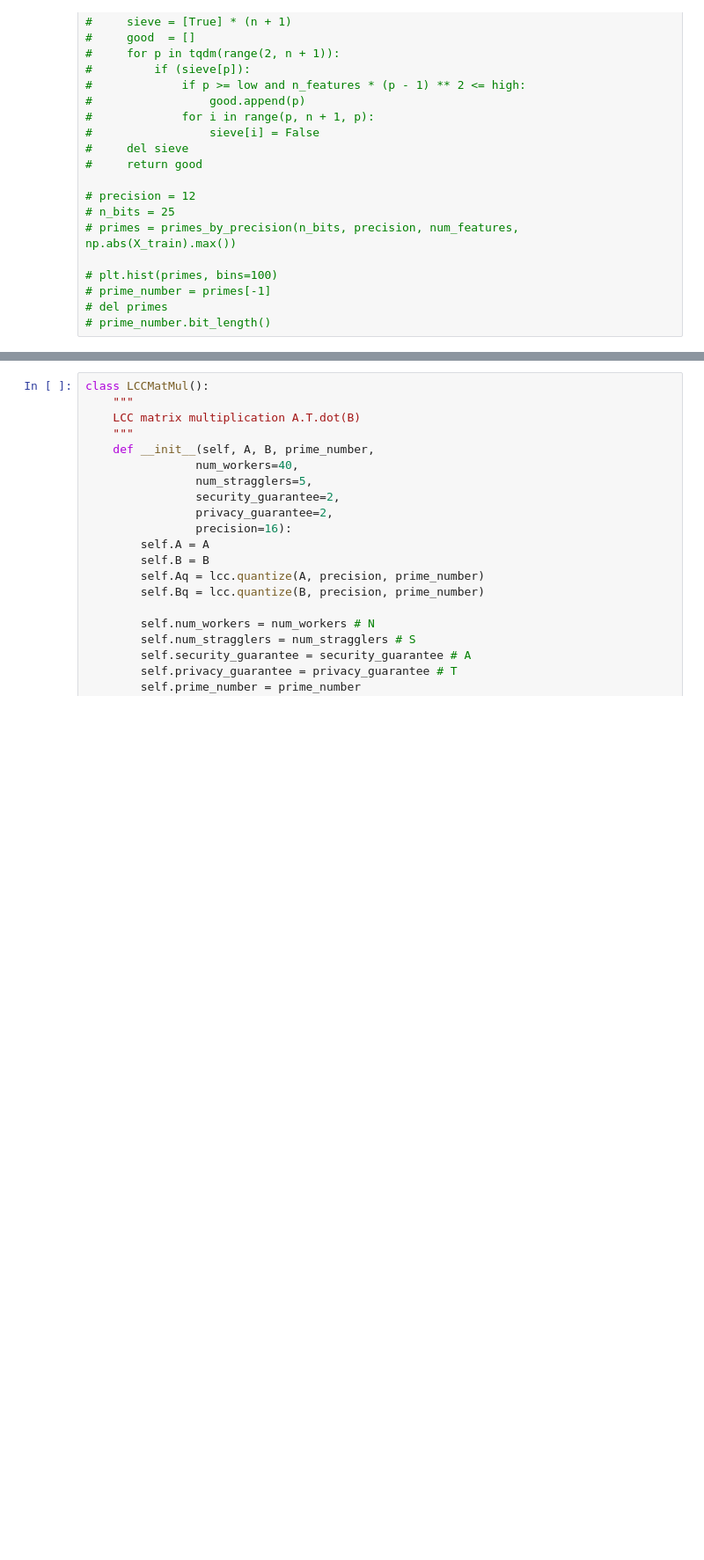
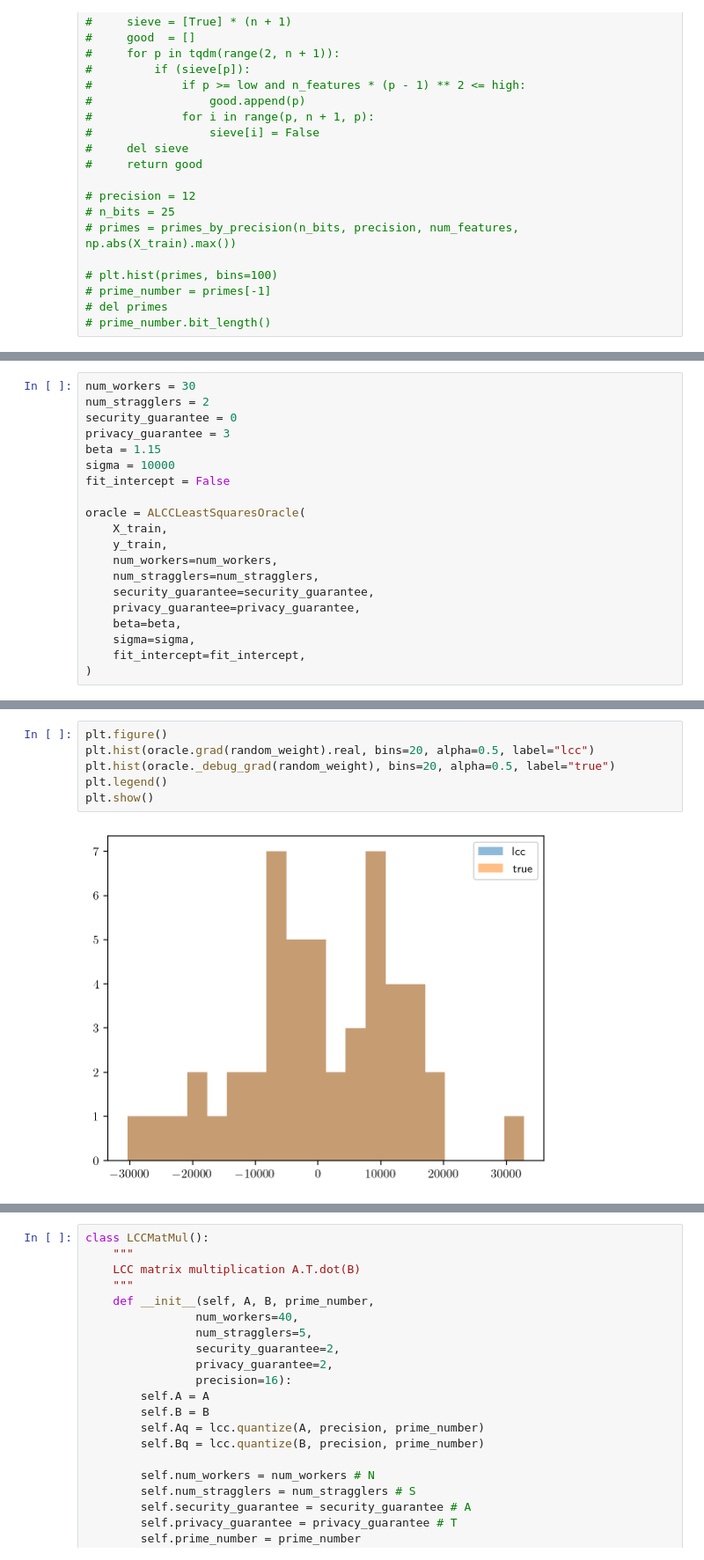
Before and after one commit to Fr0do/lcc_fl, a Jupyter notebook: lcc_linreg.ipynb, the cells around one changed output, grey strips where cells are left out. Shown at 88% size. Saved outputs shown, nothing was run; the diff lists cells and outputs as text; blank space fills up the shorter version.

```diff
--- a/lcc_linreg.ipynb
+++ b/lcc_linreg.ipynb
@@ -227,0 +553,20 @@ class LCCLeastSquaresOracle(BaseSmoothOracle):
+# %%
+num_workers = 30
+num_stragglers = 2
+security_guarantee = 0
+privacy_guarantee = 3
+beta = 1.15
+sigma = 10000
+fit_intercept = False
+
+oracle = ALCCLeastSquaresOracle(
+    X_train,
+    y_train,
+    num_workers=num_workers,
+    num_stragglers=num_stragglers,
+    security_guarantee=security_guarantee,
+    privacy_guarantee=privacy_guarantee,
+    beta=beta,
+    sigma=sigma,
+    fit_intercept=fit_intercept,
+)
@@ -227,0 +646,8 @@ class LCCLeastSquaresOracle(BaseSmoothOracle):
+# %%
+plt.figure()
+plt.hist(oracle.grad(random_weight).real, bins=20, alpha=0.5, label="lcc")
+plt.hist(oracle._debug_grad(random_weight), bins=20, alpha=0.5, label="true")
+plt.legend()
+plt.show()
+# %% [output]
+[figure, added]
```
Also changed, not shown: parts of 84 cells of this notebook, 2 other files.
